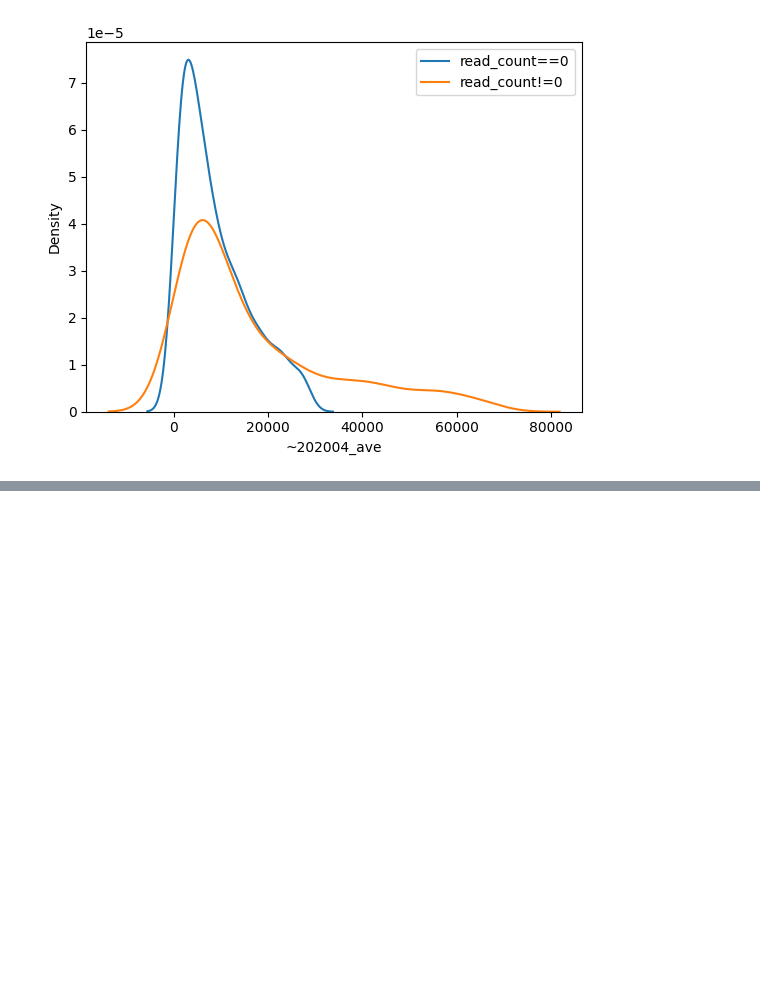
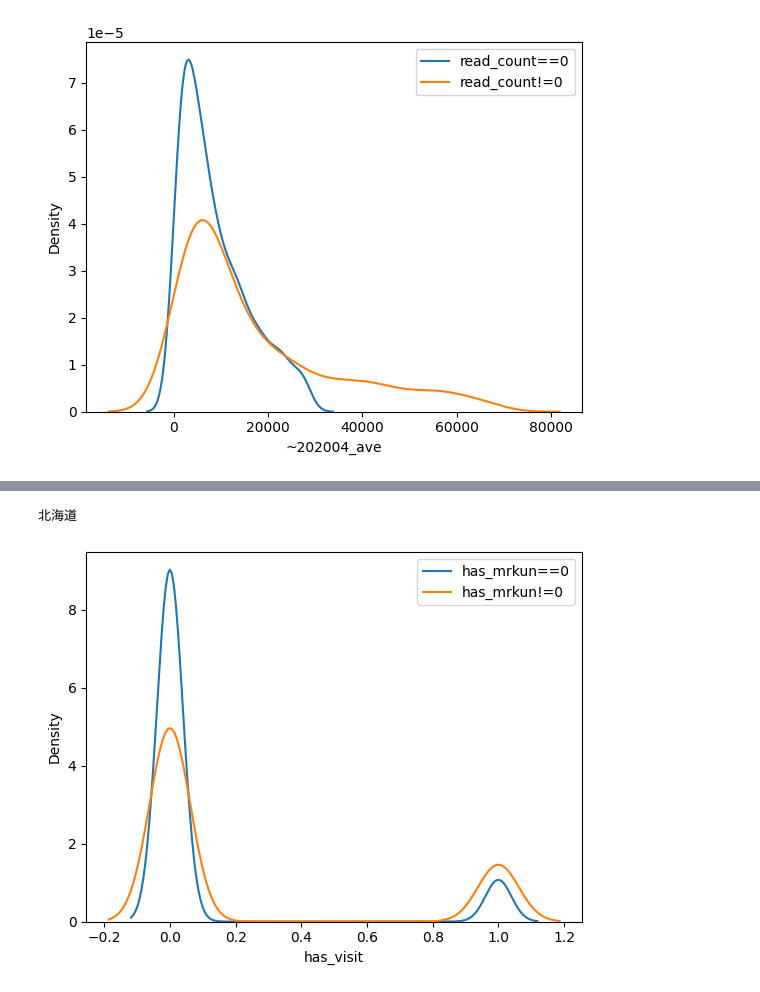
Before and after one commit to uehiratakumu/VScode, a Jupyter notebook: M3_intern/eda.ipynb, the cells around one changed output, grey strips where cells are left out. Drawn from its saved outputs; the diff is of its cells as text; code cells hidden in the pictures; blank space fills up the shorter version.

```diff
--- a/M3_intern/eda.ipynb
+++ b/M3_intern/eda.ipynb
@@ -748 +834,12 @@ import time
+# %%
+#for i in range(len(sales_mrkun.columns.values)):
+bins = np.linspace(0, 100000, 50)
+
+sns.kdeplot(data=sales_mrkun["has_visit"][sales_mrkun["has_mrkun"]==0][sales_mrkun["~202204_ave"]<sales_mrkun["~202204_ave"].quantile(0.75)+(sales_mrkun["~202204_ave"].quantile(0.75)-sales_mrkun["~202204_ave"].quantile(0.25))])
+sns.kdeplot(data=sales_mrkun["has_visit"][sales_mrkun["has_mrkun"]==1][sales_mrkun["~202204_ave"]<sales_mrkun["~202204_ave"].quantile(0.75)+(sales_mrkun["~202204_ave"].quantile(0.75)-sales_mrkun["~202204_ave"].quantile(0.25))])
+plt.legend(labels=["has_mrkun==0","has_mrkun!=0"])
+plt.show()
+# %% [output]
+北海道
+[figure, added]
 # %%
```
Also changed, not shown: parts of 47 cells of this notebook.
